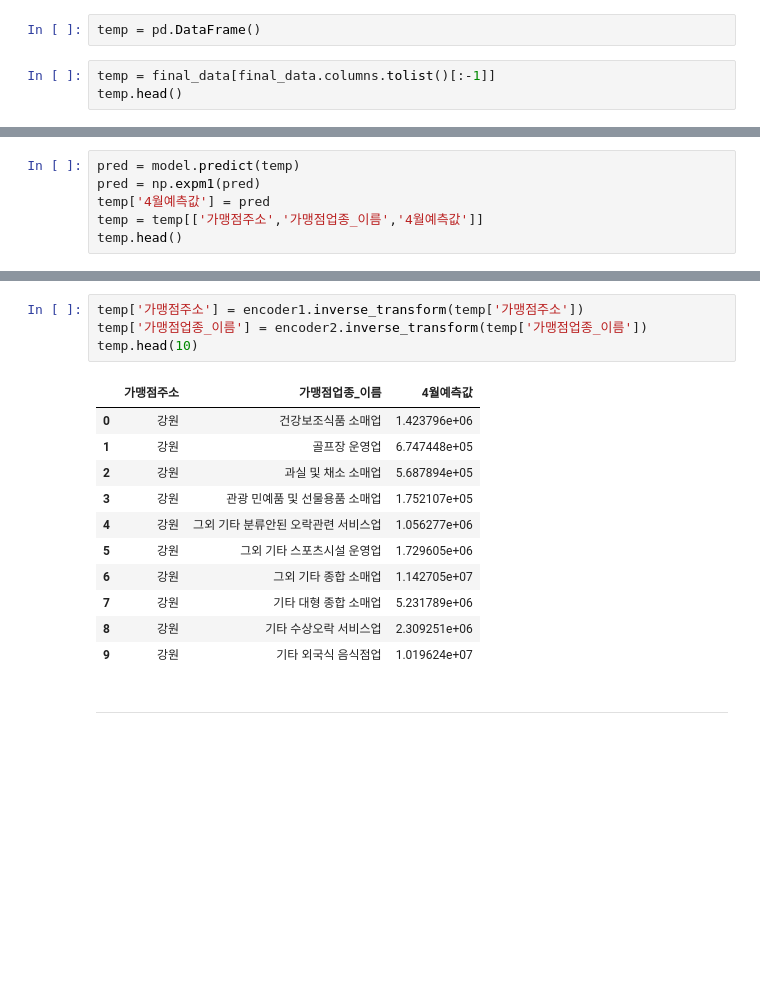
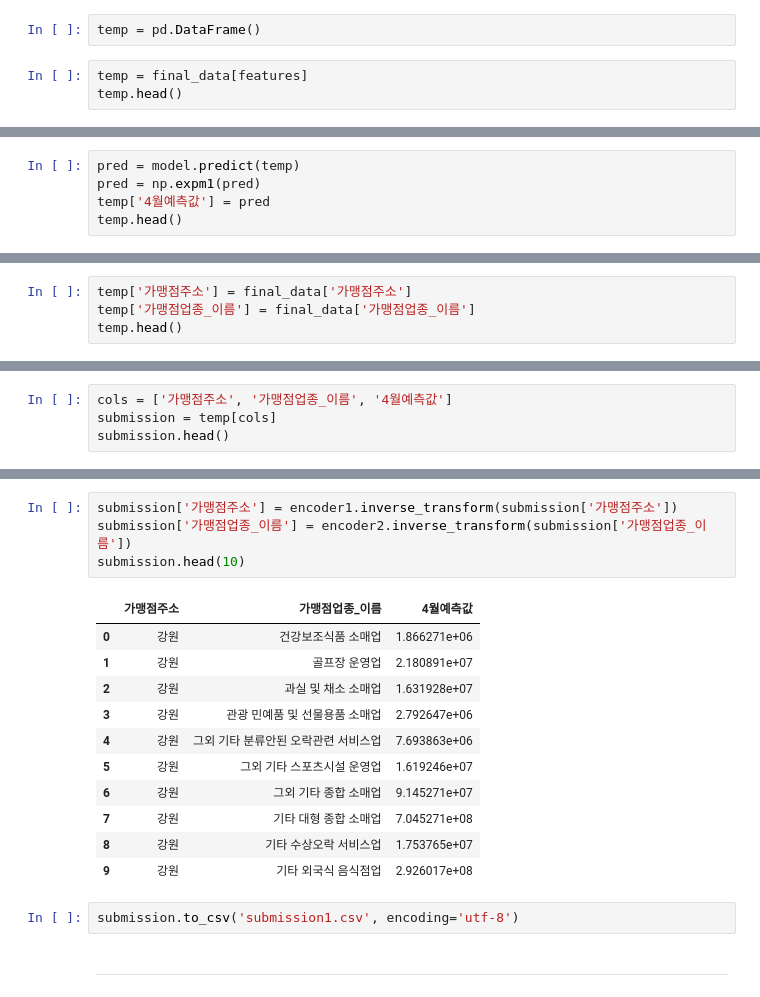
Before and after one commit to young-hun-jo/KaggleStruggle, a Jupyter notebook: jeju_credit/modeling.ipynb, the cells around one changed output, grey strips where cells are left out. Saved outputs shown, nothing was run; the diff lists cells and outputs as text; blank space fills up the shorter version.

```diff
--- a/jeju_credit/modeling.ipynb
+++ b/jeju_credit/modeling.ipynb
@@ -134,7 +110,7 @@ MLPRegressor()
 # %%
 temp = pd.DataFrame()
 # %%
-temp = final_data[final_data.columns.tolist()[:-1]]
+temp = final_data[features]
 temp.head()
 # %% [output]
 |  | 가맹점주소 | 가맹점업종_이름 | 가맹점업종 | 사용자거주시도 | 연령대 | 가구생애주기 | 남자 | 여자 | 카드사용인원수(환불사용자포함) | ... |
@@ -147,6 +123,5 @@ temp.head()
 pred = model.predict(temp)
 pred = np.expm1(pred)
 temp['4월예측값'] = pred
-temp = temp[['가맹점주소','가맹점업종_이름','4월예측값']]
 temp.head()
 # %% [output]
@@ -158,0 +134,4 @@ temp.head()
+# %%
+temp['가맹점주소'] = final_data['가맹점주소']
+temp['가맹점업종_이름'] = final_data['가맹점업종_이름']
+temp.head()
@@ -158,0 +145,4 @@ temp.head()
+# %%
+cols = ['가맹점주소', '가맹점업종_이름', '4월예측값']
+submission = temp[cols]
+submission.head()
@@ -159,19 +156,21 @@ temp.head()
 # %%
-temp['가맹점주소'] = encoder1.inverse_transform(temp['가맹점주소'])
-temp['가맹점업종_이름'] = encoder2.inverse_transform(temp['가맹점업종_이름'])
-temp.head(10)
+submission['가맹점주소'] = encoder1.inverse_transform(submission['가맹점주소'])
+submission['가맹점업종_이름'] = encoder2.inverse_transform(submission['가맹점업종_이름'])
+submission.head(10)
 # %% [output]
 |  | 가맹점주소 | 가맹점업종_이름 | 4월예측값 |
-| 0 | 강원 | 건강보조식품 소매업 | 1.423796e+06 |
-| 1 | 강원 | 골프장 운영업 | 6.747448e+05 |
-| 2 | 강원 | 과실 및 채소 소매업 | 5.687894e+05 |
-| 3 | 강원 | 관광 민예품 및 선물용품 소매업 | 1.752107e+05 |
-| 4 | 강원 | 그외 기타 분류안된 오락관련 서비스업 | 1.056277e+06 |
-| 5 | 강원 | 그외 기타 스포츠시설 운영업 | 1.729605e+06 |
-| 6 | 강원 | 그외 기타 종합 소매업 | 1.142705e+07 |
-| 7 | 강원 | 기타 대형 종합 소매업 | 5.231789e+06 |
-| 8 | 강원 | 기타 수상오락 서비스업 | 2.309251e+06 |
-| 9 | 강원 | 기타 외국식 음식점업 | 1.019624e+07 |
+| 0 | 강원 | 건강보조식품 소매업 | 1.866271e+06 |
+| 1 | 강원 | 골프장 운영업 | 2.180891e+07 |
+| 2 | 강원 | 과실 및 채소 소매업 | 1.631928e+07 |
+| 3 | 강원 | 관광 민예품 및 선물용품 소매업 | 2.792647e+06 |
+| 4 | 강원 | 그외 기타 분류안된 오락관련 서비스업 | 7.693863e+06 |
+| 5 | 강원 | 그외 기타 스포츠시설 운영업 | 1.619246e+07 |
+| 6 | 강원 | 그외 기타 종합 소매업 | 9.145271e+07 |
+| 7 | 강원 | 기타 대형 종합 소매업 | 7.045271e+08 |
+| 8 | 강원 | 기타 수상오락 서비스업 | 1.753765e+07 |
+| 9 | 강원 | 기타 외국식 음식점업 | 2.926017e+08 |
+# %%
+submission.to_csv('submission1.csv', encoding='utf-8')
 # %% [markdown]
 ---
 # %% [markdown]
```
Also changed, not shown: parts of 7 cells of this notebook.
